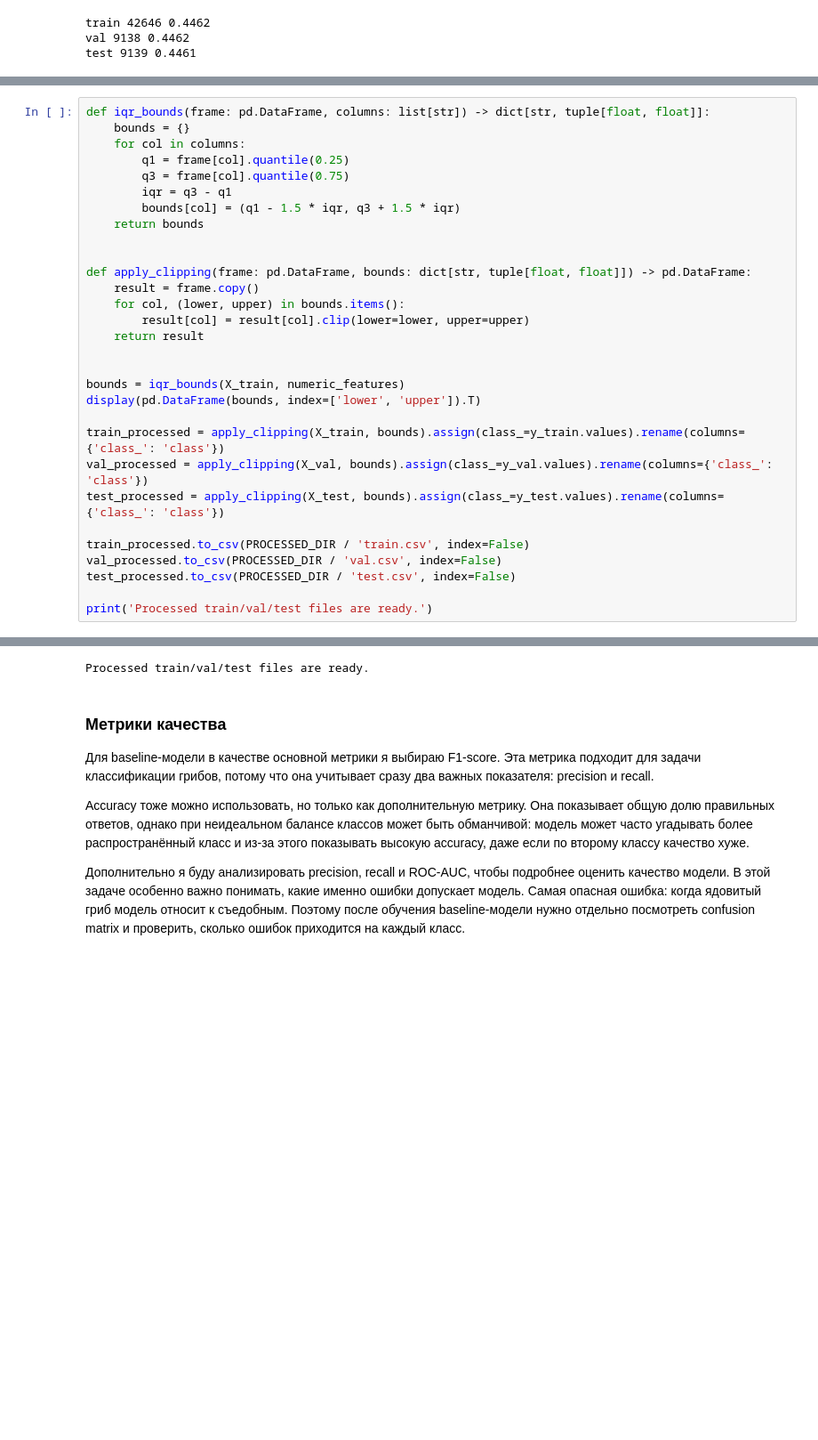
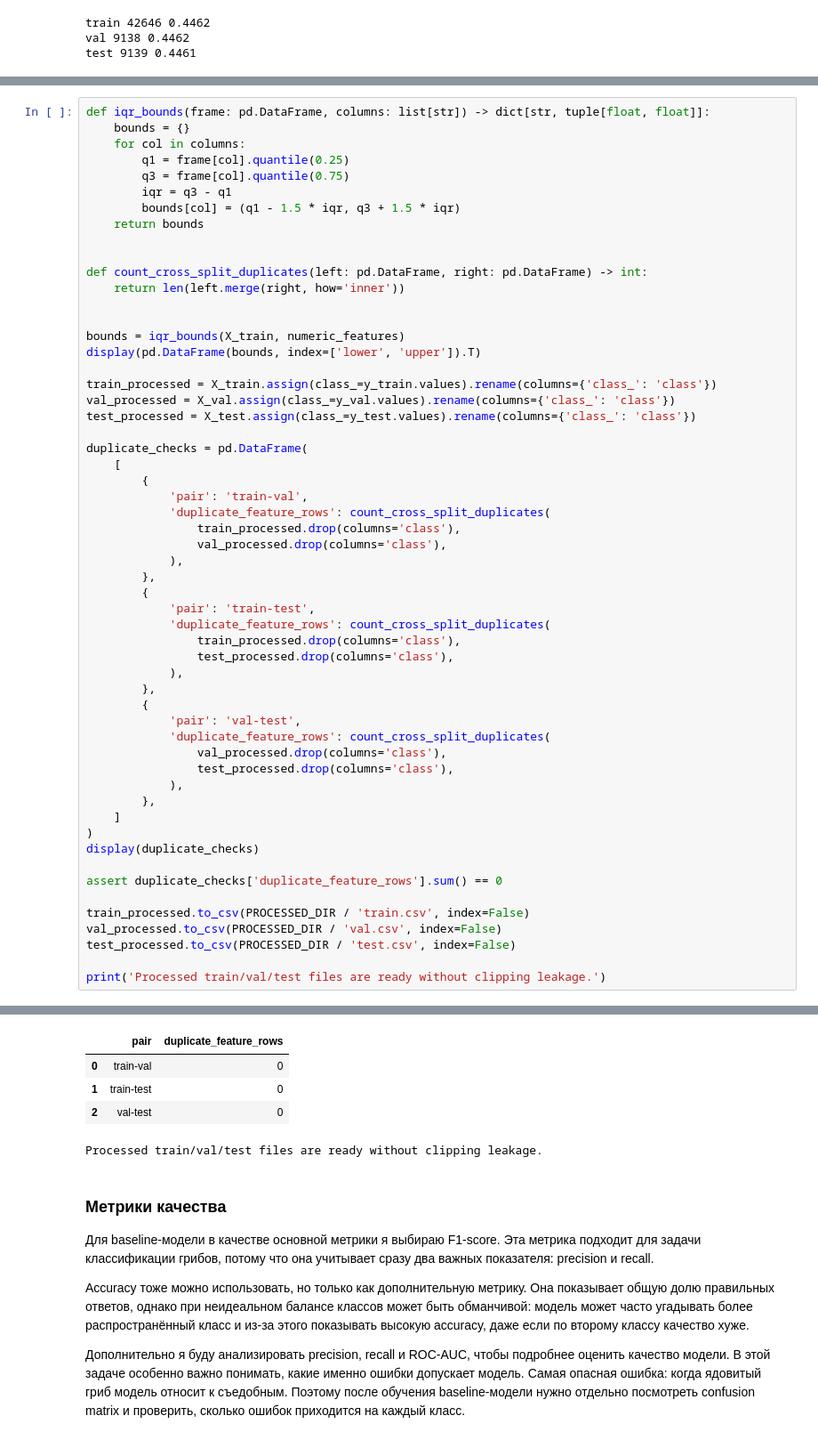
Before and after one commit to hsemlcourse/hseml-group-project-daryavorontsova, a Jupyter notebook: notebooks/01_data_preparation.ipynb, the cells around one changed output, grey strips where cells are left out. Shown at 89% size. Cells and saved outputs as stored; diff of their text form; blank space fills up the shorter version.

```diff
--- a/notebooks/01_data_preparation.ipynb
+++ b/notebooks/01_data_preparation.ipynb
@@ -301,39 +301,69 @@ test 9139 0.4461
 # %%
 def iqr_bounds(frame: pd.DataFrame, columns: list[str]) -> dict[str, tuple[float, float]]:
     bounds = {}
     for col in columns:
         q1 = frame[col].quantile(0.25)
         q3 = frame[col].quantile(0.75)
         iqr = q3 - q1
         bounds[col] = (q1 - 1.5 * iqr, q3 + 1.5 * iqr)
     return bounds
 
 
-def apply_clipping(frame: pd.DataFrame, bounds: dict[str, tuple[float, float]]) -> pd.DataFrame:
-    result = frame.copy()
-    for col, (lower, upper) in bounds.items():
-        result[col] = result[col].clip(lower=lower, upper=upper)
-    return result
+def count_cross_split_duplicates(left: pd.DataFrame, right: pd.DataFrame) -> int:
+    return len(left.merge(right, how='inner'))
 
 
 bounds = iqr_bounds(X_train, numeric_features)
 display(pd.DataFrame(bounds, index=['lower', 'upper']).T)
 
-train_processed = apply_clipping(X_train, bounds).assign(class_=y_train.values).rename(columns={'class_': 'class'})
-val_processed = apply_clipping(X_val, bounds).assign(class_=y_val.values).rename(columns={'class_': 'class'})
-test_processed = apply_clipping(X_test, bounds).assign(class_=y_test.values).rename(columns={'class_': 'class'})
+train_processed = X_train.assign(class_=y_train.values).rename(columns={'class_': 'class'})
+val_processed = X_val.assign(class_=y_val.values).rename(columns={'class_': 'class'})
+test_processed = X_test.assign(class_=y_test.values).rename(columns={'class_': 'class'})
+
+duplicate_checks = pd.DataFrame(
+    [
+        {
+            'pair': 'train-val',
+            'duplicate_feature_rows': count_cross_split_duplicates(
+                train_processed.drop(columns='class'),
+                val_processed.drop(columns='class'),
+            ),
+        },
+        {
+            'pair': 'train-test',
+            'duplicate_feature_rows': count_cross_split_duplicates(
+                train_processed.drop(columns='class'),
+                test_processed.drop(columns='class'),
+            ),
+        },
+        {
+            'pair': 'val-test',
+            'duplicate_feature_rows': count_cross_split_duplicates(
+                val_processed.drop(columns='class'),
+                test_processed.drop(columns='class'),
+            ),
+        },
+    ]
+)
+display(duplicate_checks)
+
+assert duplicate_checks['duplicate_feature_rows'].sum() == 0
 
 train_processed.to_csv(PROCESSED_DIR / 'train.csv', index=False)
 val_processed.to_csv(PROCESSED_DIR / 'val.csv', index=False)
 test_processed.to_csv(PROCESSED_DIR / 'test.csv', index=False)
 
-print('Processed train/val/test files are ready.')
+print('Processed train/val/test files are ready without clipping leakage.')
 # %% [output]
 |  | lower | upper |
 | cap-diameter | -4.060 | 16.100 |
 | stem-height | -0.030 | 12.450 |
 | stem-width | -11.675 | 33.485 |
+|  | pair | duplicate_feature_rows |
+| 0 | train-val | 0 |
+| 1 | train-test | 0 |
+| 2 | val-test | 0 |
-Processed train/val/test files are ready.
+Processed train/val/test files are ready without clipping leakage.
 # %% [markdown]
 ### Метрики качества
 
```
Also changed, not shown: parts of 1 cell of this notebook, 6 other files.
